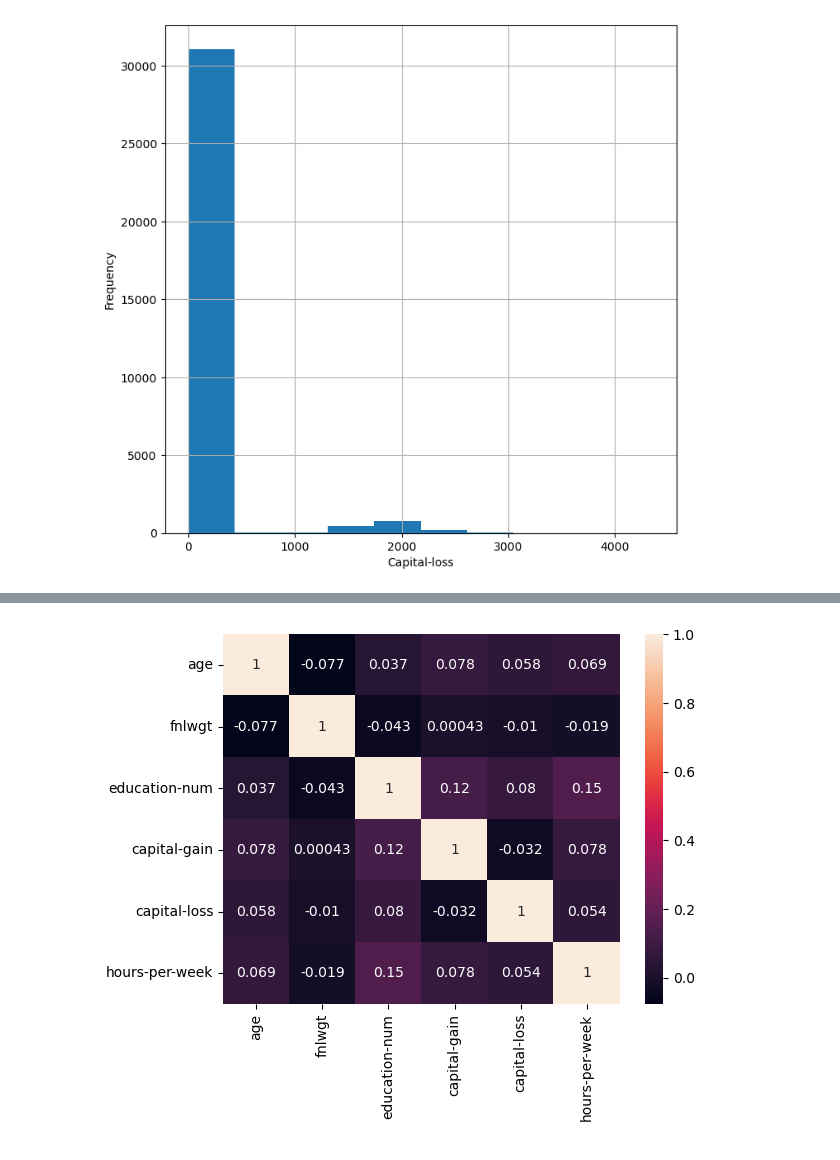
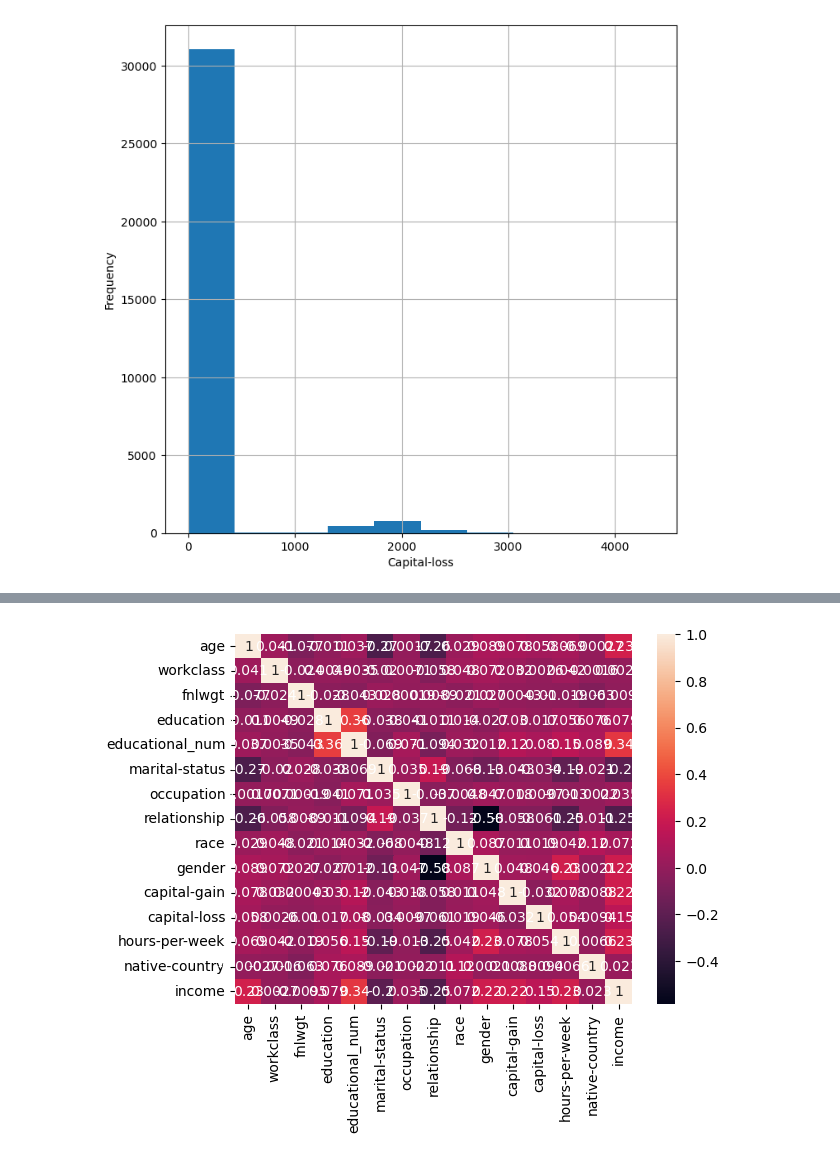
Before and after one commit to AlinZohari/ML-Adult, a Jupyter notebook: Data Exploration_Visualisation.ipynb, the cells around one changed output, grey strips where cells are left out. Cells and saved outputs as stored; diff of their text form; code cells hidden in the pictures.

```diff
--- a/Data Exploration_Visualisation.ipynb
+++ b/Data Exploration_Visualisation.ipynb
@@ -8,10 +8,10 @@ import matplotlib.pyplot as plt
 import seaborn as sns
 
 #load the cleaned datasets
-data_train =  pd.read_csv("C:/Users/zohar/OneDrive - University College London/2 - CEGE0004 Machine Learning for Data Science/Cleaned_data/data_train.csv")
-data_test = pd.read_csv("C:/Users/zohar/OneDrive - University College London/2 - CEGE0004 Machine Learning for Data Science/Cleaned_data/data_test.csv")
+data_train =  pd.read_csv("data_train.csv")
+data_test = pd.read_csv("data_test.csv")
 
-#print(data_train.head())
+print(data_train.head())
 #print(data_test.head())
 # %% [output]
    age         workclass  fnlwgt  education  educational_num  \
@@ -129,24 +114,0 @@ data_train.describe(include=["O"])
-# %%
-from sklearn.preprocessing import LabelEncoder
-
-#load the datasets
-data_train =  pd.read_csv("C:/Users/zohar/OneDrive - University College London/2 - CEGE0004 Machine Learning for Data Science/Cleaned_data/data_train.csv")
-data_test = pd.read_csv("C:/Users/zohar/OneDrive - University College London/2 - CEGE0004 Machine Learning for Data Science/Cleaned_data/data_test.csv")
-
-# Select the categorical columns to encode
-cat_columns = ["workclass", "education", "marital-status", "occupation", "relationship", "race", "gender", "native-country"]
-
-# Encode categorical columns using Label Encoding for data_train
-le = LabelEncoder()
-for col in cat_columns:
-    data_train[col] = le.fit_transform(data_train[col])
-
-# Encode categorical columns using Label Encoding for data_test
-le = LabelEncoder()
-for col in cat_columns:
-    data_test[col] = le.fit_transform(data_test[col])
-
-
-# Print the first 5 rows of the transformed dataset
-#print(data_train.head())
-#print(data_test.head())
@@ -403,5 +410,5 @@ data.corr(method='pearson')
 # %%
-sns.heatmap(data.corr(method='pearson'),annot=True);
+sns.heatmap(data_train.corr(method='pearson'),annot=True);
 plt.show()
 # %% [output]
-[figure, old version]
+[figure, new version]
```
Also changed, not shown: parts of 19 cells of this notebook.
